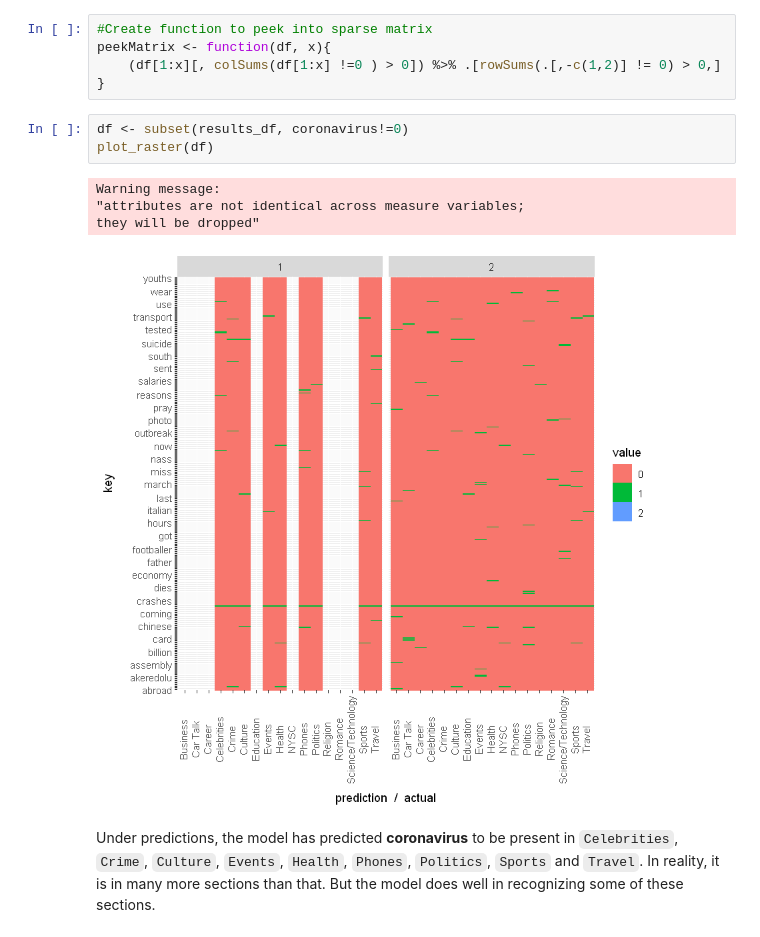
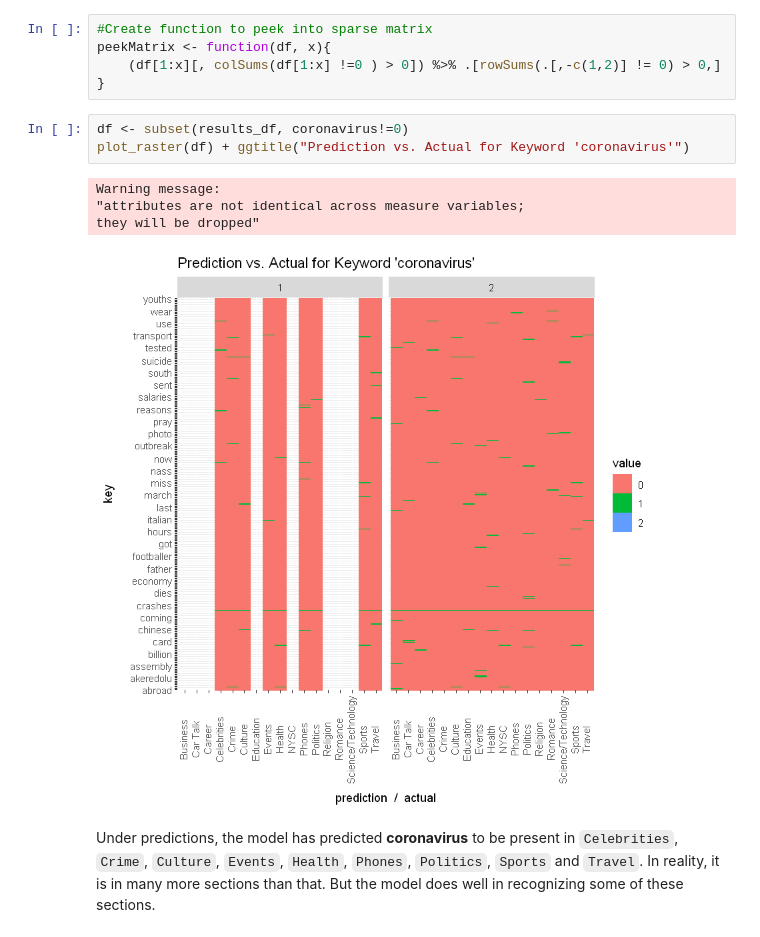
Before and after one commit to manchuran/showables, a Jupyter notebook: notebooks/nlp_nairaland/notebook.ipynb, the cells around one changed output. Cells and saved outputs as stored; diff of their text form.

```diff
--- a/notebooks/nlp_nairaland/notebook.ipynb
+++ b/notebooks/nlp_nairaland/notebook.ipynb
@@ -595,12 +595,12 @@ peekMatrix <- function(df, x){
 }
 # %%
 df <- subset(results_df, coronavirus!=0)
-plot_raster(df)
+plot_raster(df) + ggtitle("Prediction vs. Actual for Keyword 'coronavirus'")
 # %% [output]
 Warning message:
 "attributes are not identical across measure variables;
 they will be dropped"
-[figure, old version]
+[figure, new version]
 # %% [markdown]
 Under predictions, the model has predicted **coronavirus** to be present in `Celebrities`, `Crime`, `Culture`, `Events`, `Health`, `Phones`, `Politics`, `Sports` and `Travel`. In reality, it is in many more sections than that. But the model does well in recognizing some of these sections.
 # %%
```
Also changed, not shown: parts of 4 cells of this notebook.
